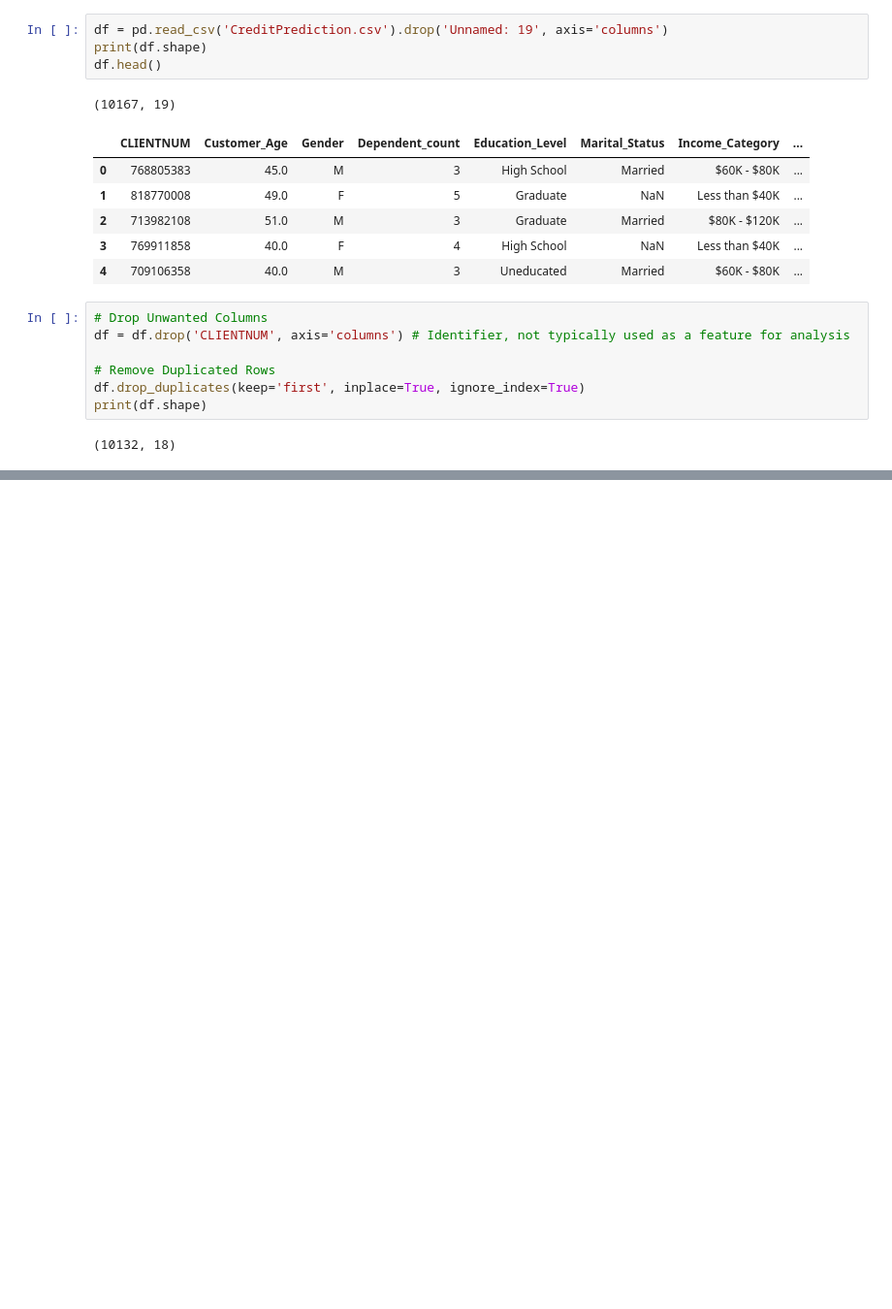
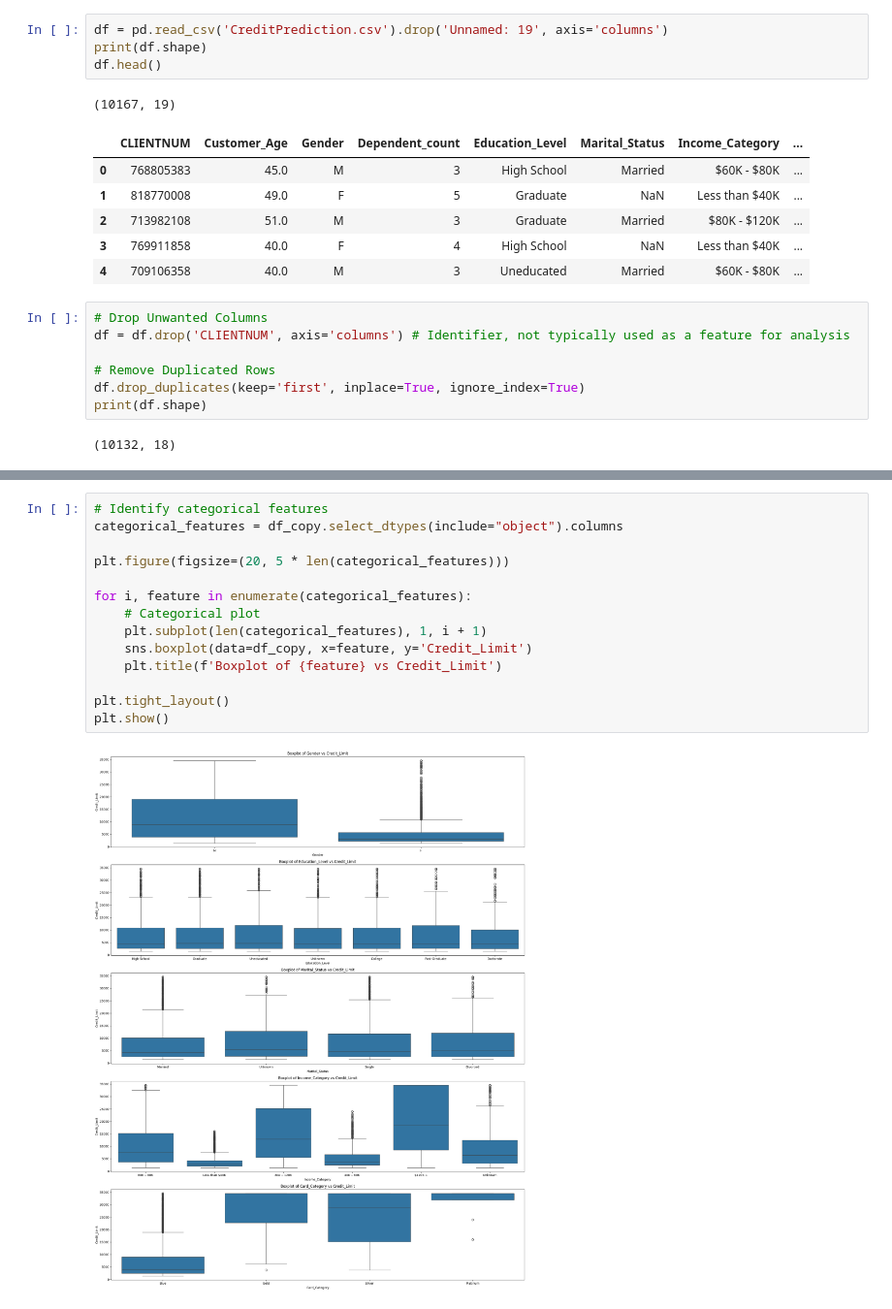
Before and after one commit to SheidaAbedpour/Regression-Credit-Limit-Prediction, a Jupyter notebook: main.ipynb, the cells around one changed output, grey strips where cells are left out. Shown at 97% size. Drawn from its saved outputs; the diff is of its cells as text; blank space fills up the shorter version.

```diff
--- a/main.ipynb
+++ b/main.ipynb
@@ -363,0 +438,16 @@ for col in wisker_columns:
+# %%
+# Identify categorical features
+categorical_features = df_copy.select_dtypes(include="object").columns
+
+plt.figure(figsize=(20, 5 * len(categorical_features)))
+
+for i, feature in enumerate(categorical_features):
+    # Categorical plot
+    plt.subplot(len(categorical_features), 1, i + 1)
+    sns.boxplot(data=df_copy, x=feature, y='Credit_Limit')
+    plt.title(f'Boxplot of {feature} vs Credit_Limit')
+
+plt.tight_layout()
+plt.show()
+# %% [output]
+[figure, added]
```
Also changed, not shown: parts of 59 cells of this notebook.
